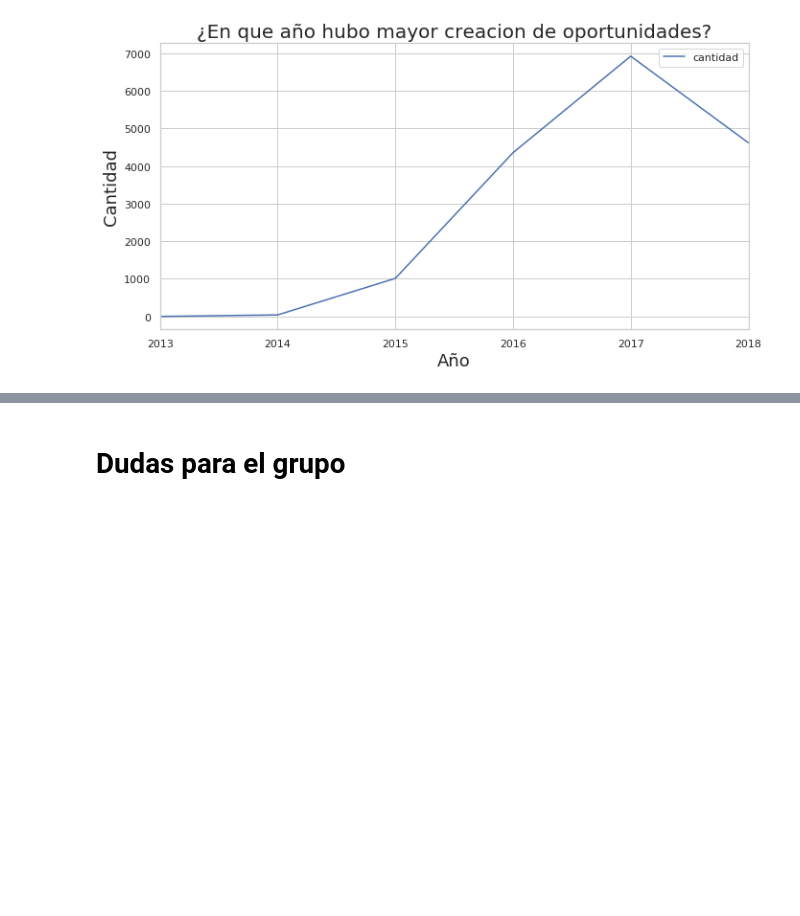
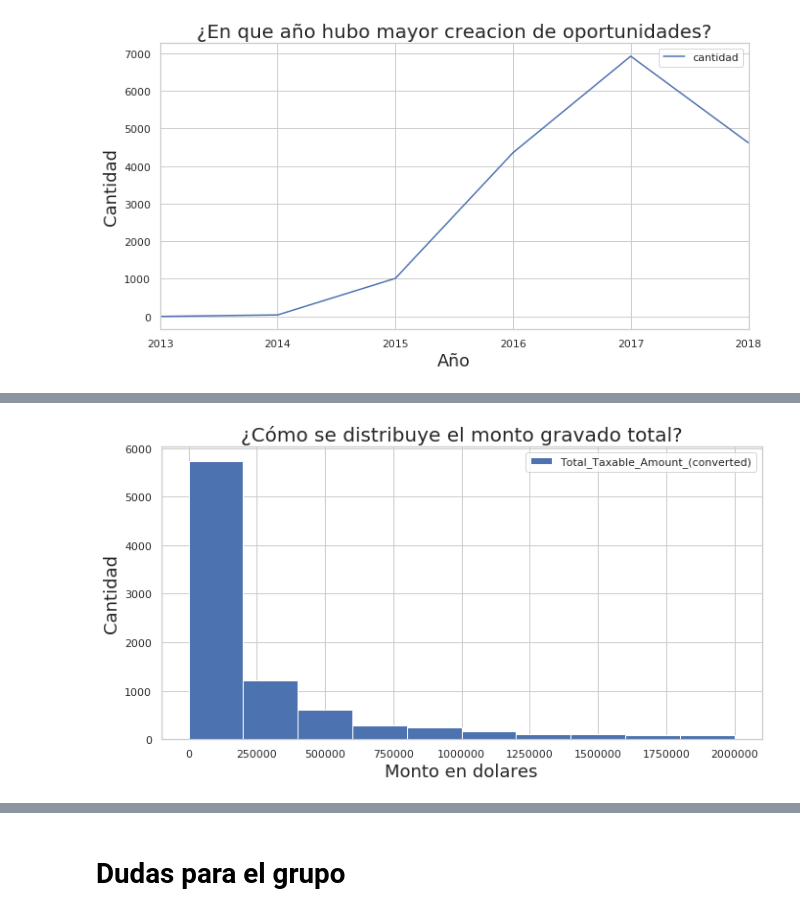
Before and after one commit to germanbc/Organizacion-de-Datos-2c2020-TP1, a Jupyter notebook: TP1 - German.ipynb, the cells around one changed output, grey strips where cells are left out. Saved outputs shown, nothing was run; the diff lists cells and outputs as text; code cells hidden in the pictures; blank space fills up the shorter version.

```diff
--- a/TP1 - German.ipynb
+++ b/TP1 - German.ipynb
@@ -293,0 +307,10 @@ g.set_ylabel("Cantidad", fontsize=18);
+# %%
+#Con el limite que puse en el rango se ve mejor, aunque no estoy teniendo en cuenta los valores mas grandes
+#que se hacen cada vez mas chicos
+eciOp[['Total_Taxable_Amount_(converted)']].plot(kind='hist',figsize=(11,5.5),range=[0,2000000])
+g=plt.gca()
+g.set_title("¿Cómo se distribuye el monto gravado total?",fontsize=20);
+g.set_xlabel("Monto en dolares", fontsize=18);
+g.set_ylabel("Cantidad", fontsize=18);
+# %% [output]
+[figure, added]
```
Also changed, not shown: parts of 8 cells of this notebook.
